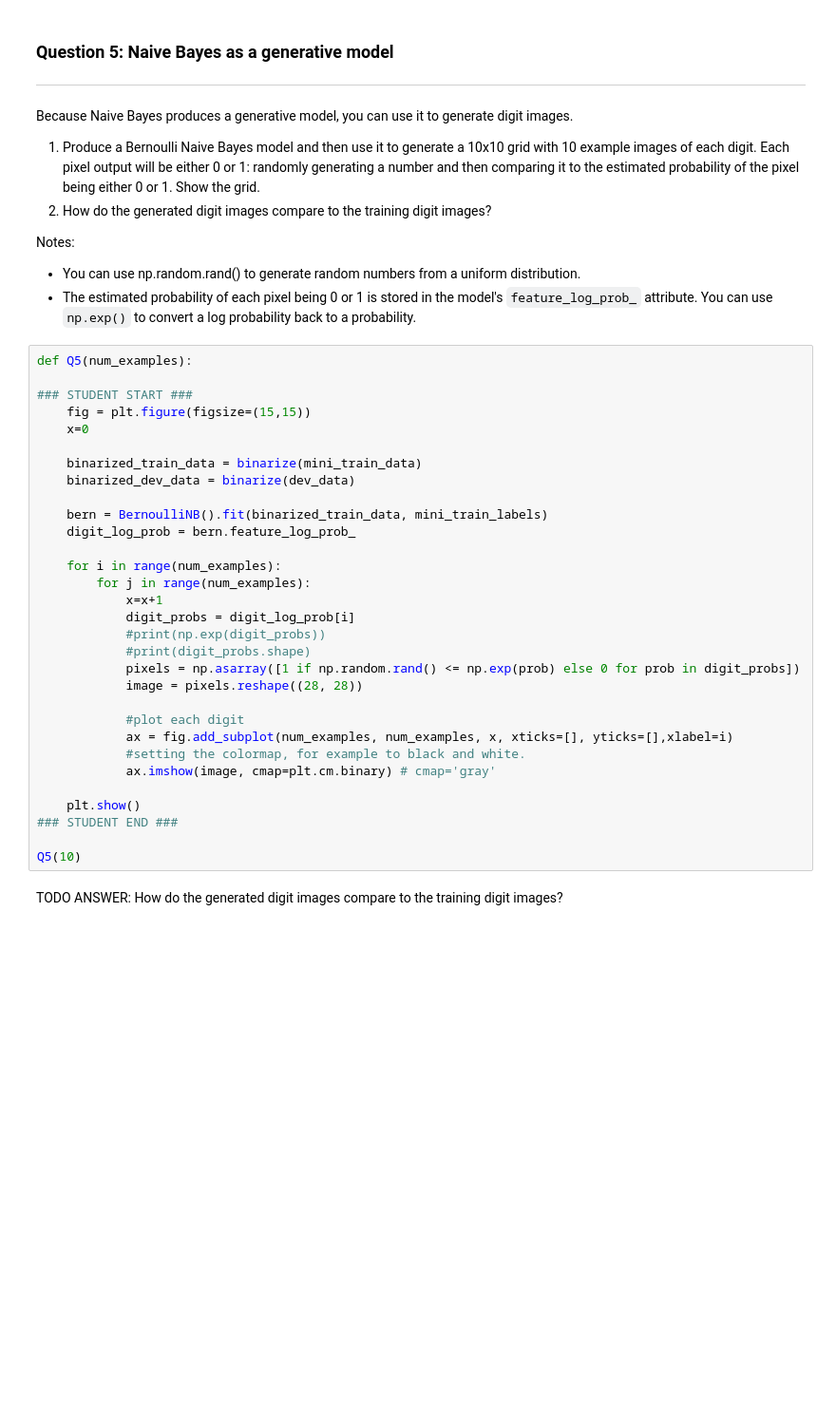
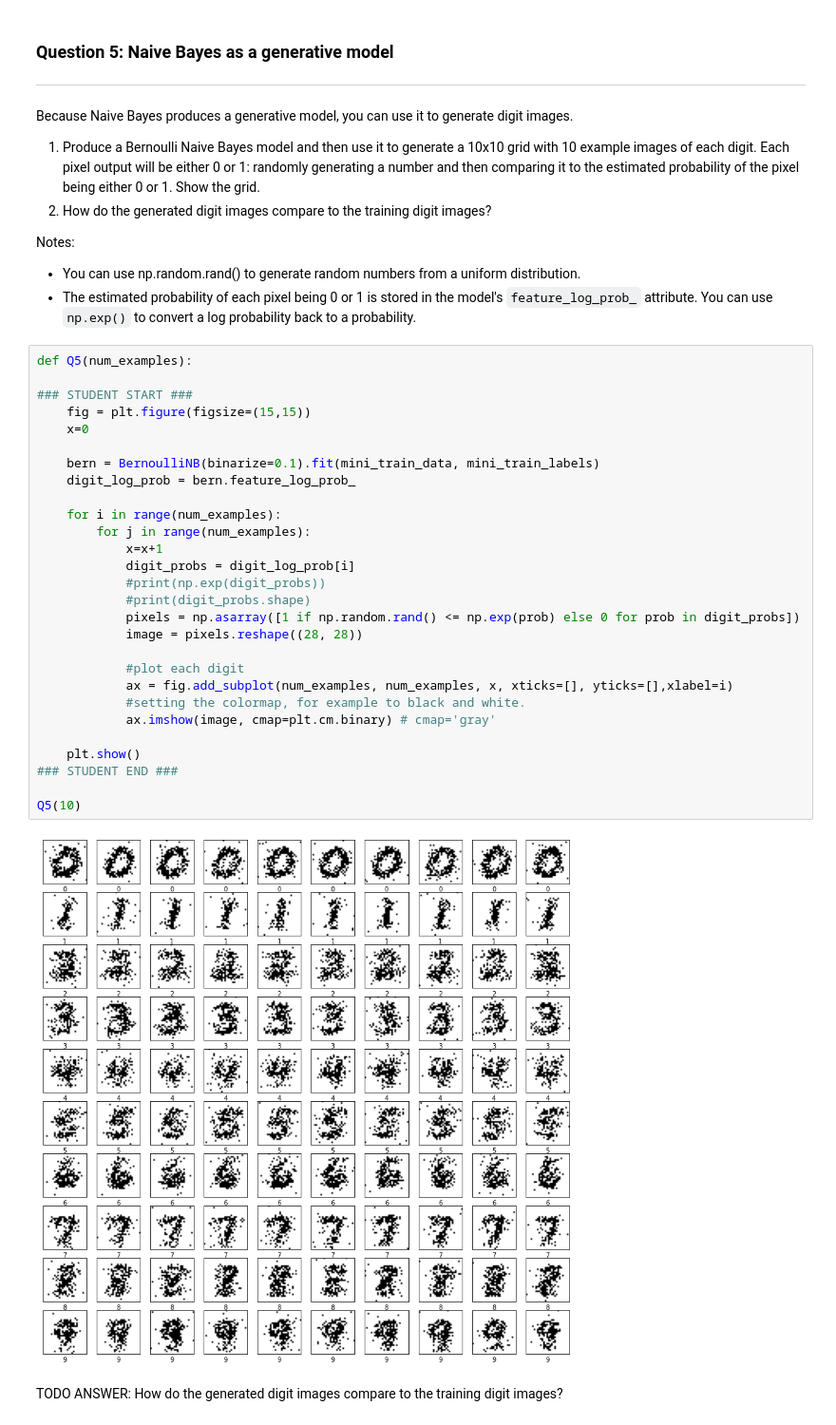
Before and after one commit to ssburgan/w207_coursework, a Jupyter notebook: Sybil_SantosBurgan_project2.ipynb, the cells around one changed output. Shown at 95% size. Saved outputs shown, nothing was run; the diff lists cells and outputs as text; blank space fills up the shorter version.

```diff
--- a/Sybil_SantosBurgan_project2.ipynb
+++ b/Sybil_SantosBurgan_project2.ipynb
@@ -396,34 +398,33 @@ Notes:
 # %%
 def Q5(num_examples):
 
 ### STUDENT START ###
     fig = plt.figure(figsize=(15,15))
     x=0
 
-    binarized_train_data = binarize(mini_train_data)
-    binarized_dev_data = binarize(dev_data)
-
-    bern = BernoulliNB().fit(binarized_train_data, mini_train_labels)
+    bern = BernoulliNB(binarize=0.1).fit(mini_train_data, mini_train_labels)
     digit_log_prob = bern.feature_log_prob_
 
     for i in range(num_examples):
         for j in range(num_examples):
             x=x+1
             digit_probs = digit_log_prob[i]
             #print(np.exp(digit_probs))
             #print(digit_probs.shape)
             pixels = np.asarray([1 if np.random.rand() <= np.exp(prob) else 0 for prob in digit_probs])
             image = pixels.reshape((28, 28))
 
             #plot each digit
             ax = fig.add_subplot(num_examples, num_examples, x, xticks=[], yticks=[],xlabel=i)
             #setting the colormap, for example to black and white.
             ax.imshow(image, cmap=plt.cm.binary) # cmap='gray'
 
     plt.show()
 ### STUDENT END ###
 
 Q5(10)
+# %% [output]
+[figure, added]
 # %% [markdown]
 TODO ANSWER: How do the generated digit images compare to the training digit images?
 # %% [markdown]
```
Also changed, not shown: parts of 6 cells of this notebook.
